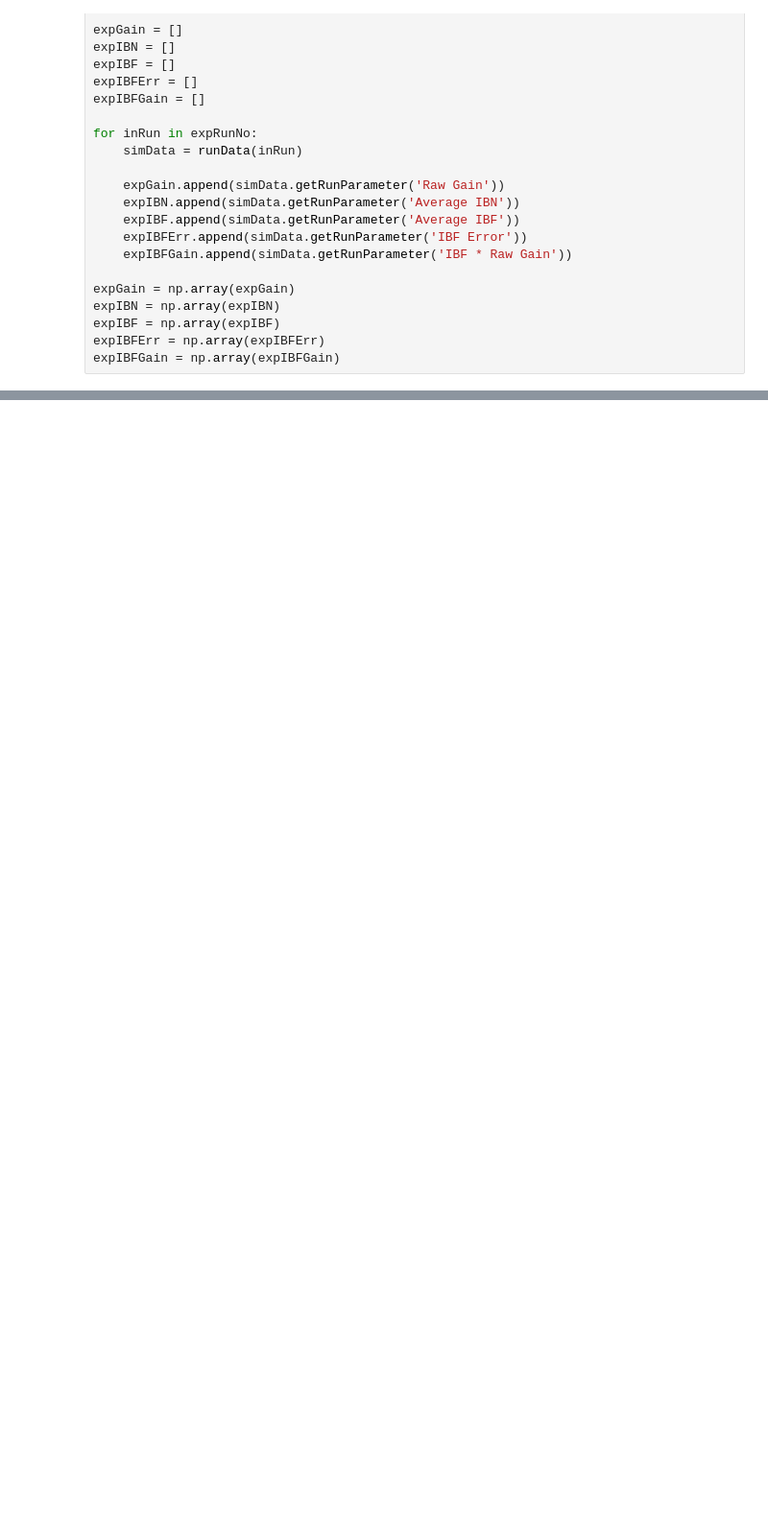
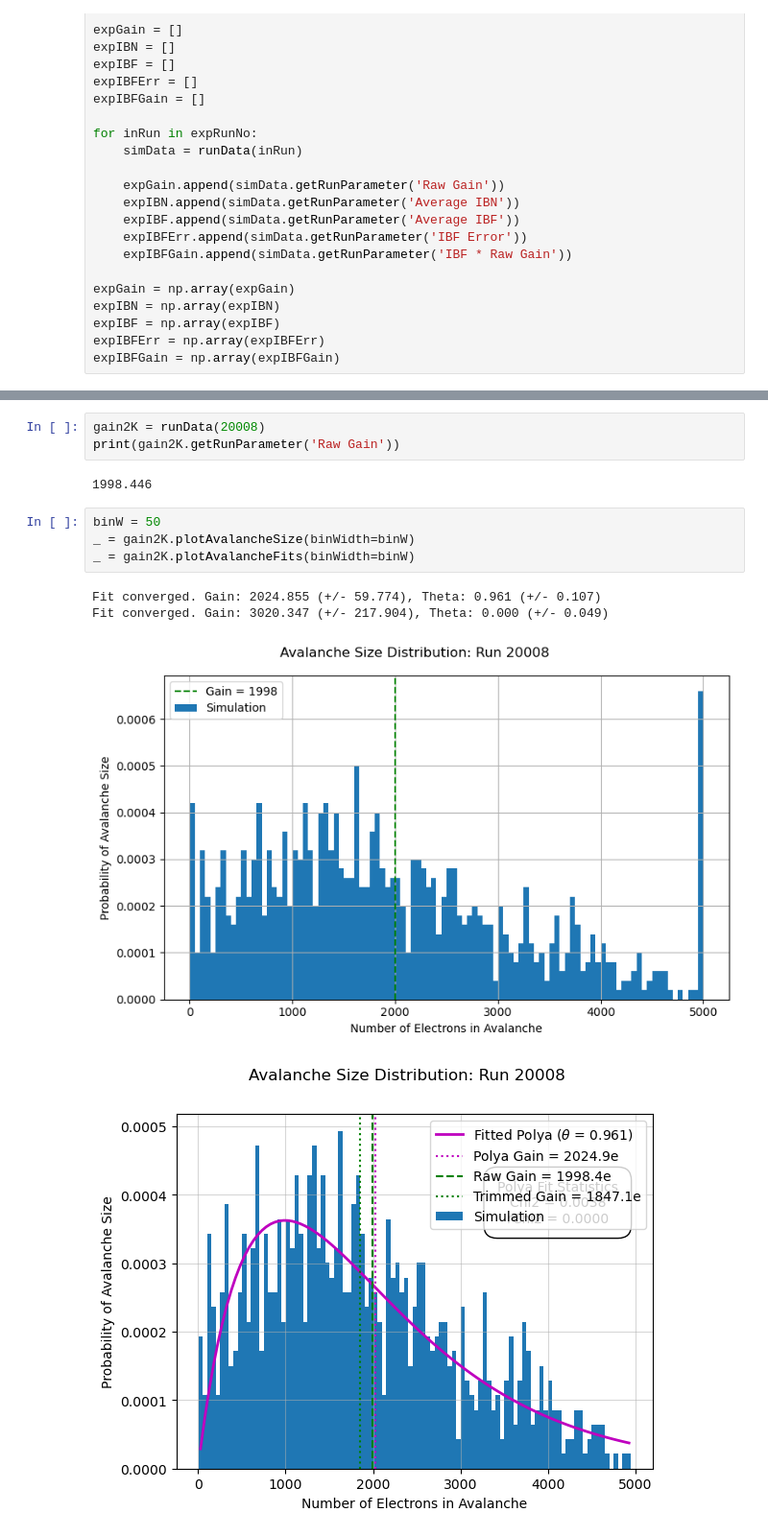
Before and after one commit to pltrogon/fims, a Jupyter notebook: Analysis/GridPixAnalysis.ipynb, the cells around one changed output, grey strips where cells are left out. Shown at 96% size. Saved outputs shown, nothing was run; the diff lists cells and outputs as text; blank space fills up the shorter version.

Commit message:
2K gain - CPAD

```diff
--- a/Analysis/GridPixAnalysis.ipynb
+++ b/Analysis/GridPixAnalysis.ipynb
@@ -423,0 +434,14 @@ plt.show()
+# %%
+gain2K = runData(20008)
+print(gain2K.getRunParameter('Raw Gain'))
+# %% [output]
+1998.446
+# %%
+binW = 50
+_ = gain2K.plotAvalancheSize(binWidth=binW)
+_ = gain2K.plotAvalancheFits(binWidth=binW)
+# %% [output]
+Fit converged. Gain: 2024.855 (+/- 59.774), Theta: 0.961 (+/- 0.107)
+Fit converged. Gain: 3020.347 (+/- 217.904), Theta: 0.000 (+/- 0.049)
+[figure, added]
+[figure, added]
```
Also changed, not shown: parts of 5 cells of this notebook.
